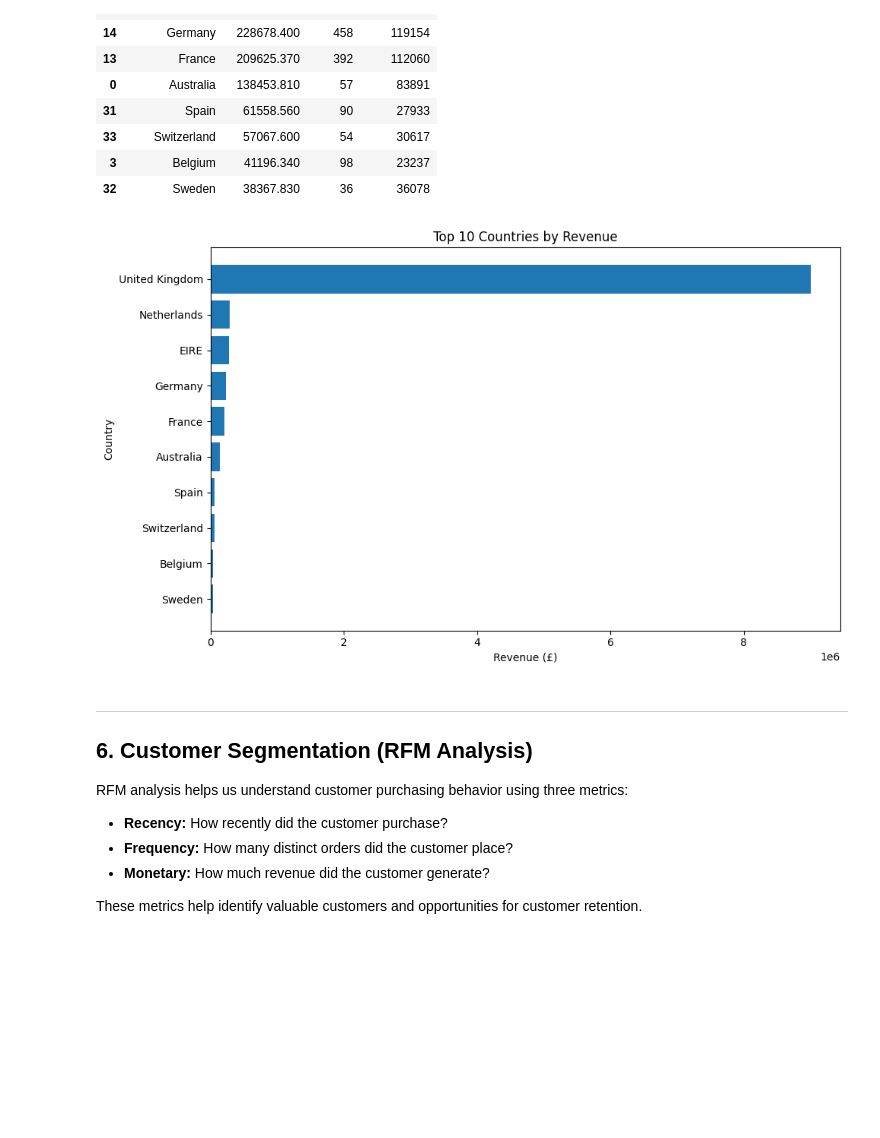
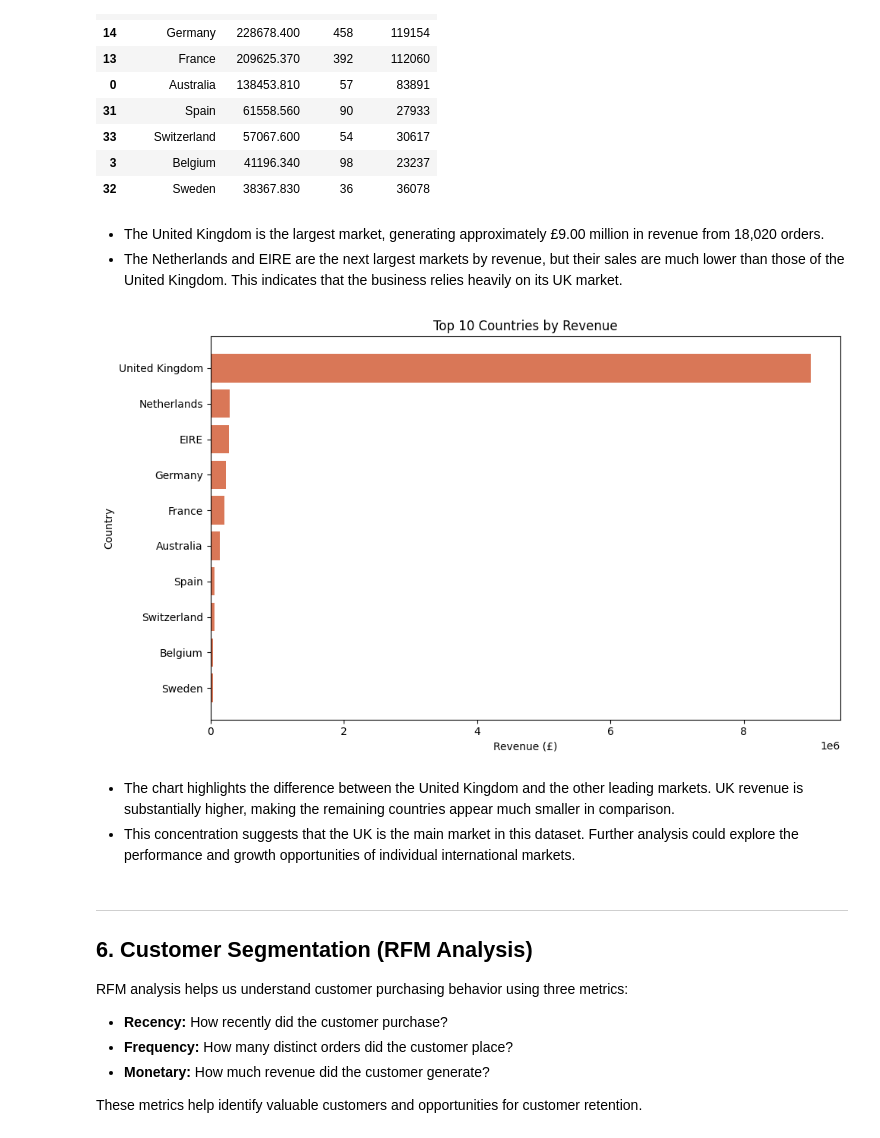
Before and after one commit to sahelsepehri/data-analysis-portfolio, a Jupyter notebook: ecommerce-sales-analysis/notebooks/E-commerce Sales Performance Analysis.ipynb, the cells around one changed output. Cells and saved outputs as stored; diff of their text form; code cells hidden in the pictures; blank space fills up the shorter version.

```diff
--- a/ecommerce-sales-analysis/notebooks/E-commerce Sales Performance Analysis.ipynb
+++ b/ecommerce-sales-analysis/notebooks/E-commerce Sales Performance Analysis.ipynb
@@ -411,7 +411,11 @@ Final shape: (524878, 9)
 # Load the cleaned sales dataset
 sales_df = pd.read_csv(
     "../data/processed/sales_clean.csv",
-    parse_dates=["InvoiceDate"]
+    parse_dates=["InvoiceDate"],
+    dtype={
+        "InvoiceNo": "string",
+        "StockCode": "string"
+    }
 )
 
 # Check the dataset
@@ -631,28 +708,35 @@ display(country_sales.head(10))
 | 33 | Switzerland | 57067.600 | 54 | 30617 |
 | 3 | Belgium | 41196.340 | 98 | 23237 |
 | 32 | Sweden | 38367.830 | 36 | 36078 |
+# %% [markdown]
+- The United Kingdom is the largest market, generating approximately £9.00 million in revenue from 18,020 orders.
+- The Netherlands and EIRE are the next largest markets by revenue, but their sales are much lower than those of the United Kingdom. This indicates that the business relies heavily on its UK market.
 # %%
 
 # Prepare the top ten countries for plotting
 top_countries = (
     country_sales.head(10)
     .sort_values("Revenue")
 )
 
 plt.figure(figsize=(10, 6))
 
 plt.barh(
     top_countries["Country"],
-    top_countries["Revenue"]
+    top_countries["Revenue"],
+    color="#D97757"
 )
 
 plt.title("Top 10 Countries by Revenue")
 plt.xlabel("Revenue (£)")
 plt.ylabel("Country")
 plt.tight_layout()
 plt.show()
 # %% [output]
-[figure, old version]
+[figure, new version]
+# %% [markdown]
+- The chart highlights the difference between the United Kingdom and the other leading markets. UK revenue is substantially higher, making the remaining countries appear much smaller in comparison.
+- This concentration suggests that the UK is the main market in this dataset. Further analysis could explore the performance and growth opportunities of individual international markets.
 # %% [markdown]
 ---
 
```
Also changed, not shown: parts of 12 cells of this notebook.
